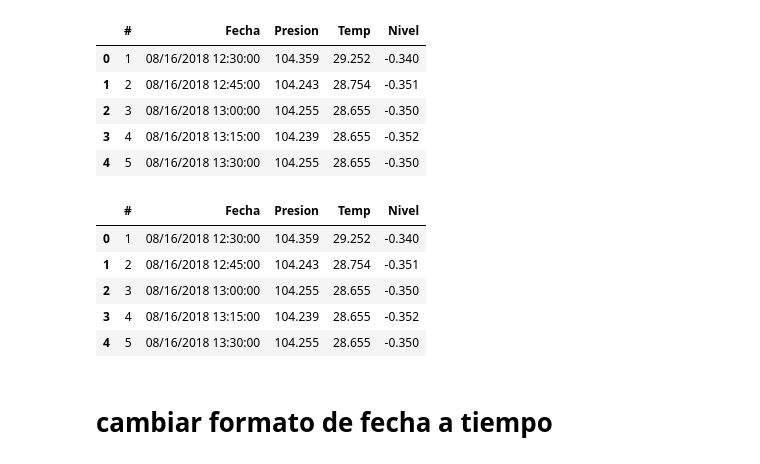
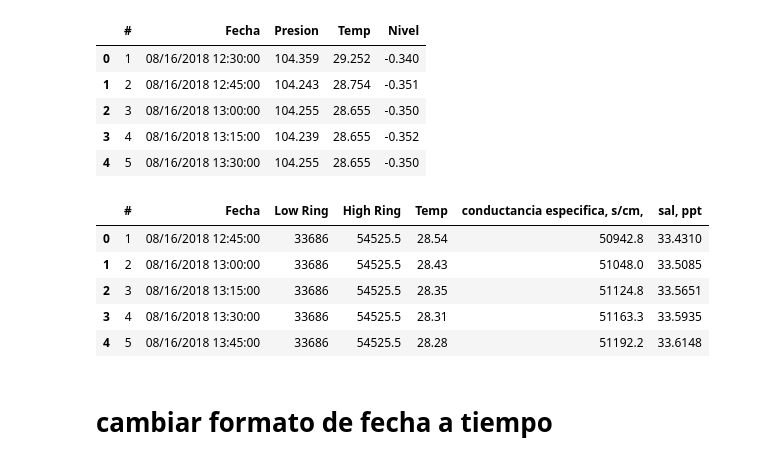
Before and after one commit to laloolea/computacional1, a Jupyter notebook: Actividad3/el Manglar El Sargento.ipynb, the cells around one changed output. Drawn from its saved outputs; the diff is of its cells as text; code cells hidden in the pictures.

```diff
--- a/Actividad3/el Manglar El Sargento.ipynb
+++ b/Actividad3/el Manglar El Sargento.ipynb
@@ -59,15 +59,17 @@ old.head()
 | 3 | 4 | 08/16/2018 13:15:00 | 104.239 | 28.655 | -0.352 |
 | 4 | 5 | 08/16/2018 13:30:00 | 104.255 | 28.655 | -0.350 |
 # %%
-salinidad.columns = ['#','Fecha','Presion','Temp','Nivel','conductancia especifica, s/cm,','sal, ppt',]
-old.head()
+salinidad.columns = ['#','Fecha','Low Ring','High Ring',
+                     'Temp','conductancia especifica, s/cm,',
+                     'sal, ppt',]
+salinidad.head()
 # %% [output]
-|  | # | Fecha | Presion | Temp | Nivel |
-| 0 | 1 | 08/16/2018 12:30:00 | 104.359 | 29.252 | -0.340 |
-| 1 | 2 | 08/16/2018 12:45:00 | 104.243 | 28.754 | -0.351 |
-| 2 | 3 | 08/16/2018 13:00:00 | 104.255 | 28.655 | -0.350 |
-| 3 | 4 | 08/16/2018 13:15:00 | 104.239 | 28.655 | -0.352 |
-| 4 | 5 | 08/16/2018 13:30:00 | 104.255 | 28.655 | -0.350 |
+|  | # | Fecha | Low Ring | High Ring | Temp | conductancia especifica, s/cm, | sal, ppt |
+| 0 | 1 | 08/16/2018 12:45:00 | 33686 | 54525.5 | 28.54 | 50942.8 | 33.4310 |
+| 1 | 2 | 08/16/2018 13:00:00 | 33686 | 54525.5 | 28.43 | 51048.0 | 33.5085 |
+| 2 | 3 | 08/16/2018 13:15:00 | 33686 | 54525.5 | 28.35 | 51124.8 | 33.5651 |
+| 3 | 4 | 08/16/2018 13:30:00 | 33686 | 54525.5 | 28.31 | 51163.3 | 33.5935 |
+| 4 | 5 | 08/16/2018 13:45:00 | 33686 | 54525.5 | 28.28 | 51192.2 | 33.6148 |
 # %% [markdown]
 # cambiar formato de fecha a tiempo
 # %%
```
Also changed, not shown: parts of 12 cells of this notebook, 1 other file.
